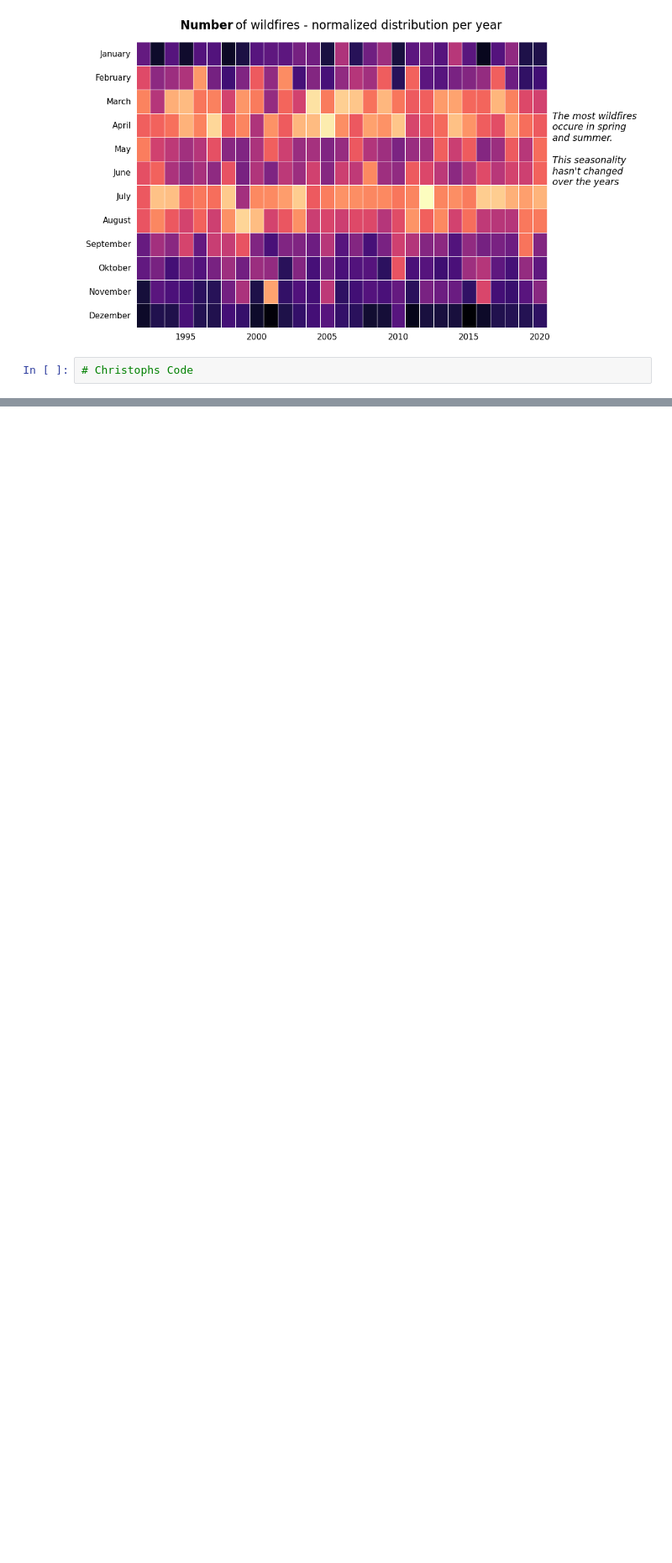
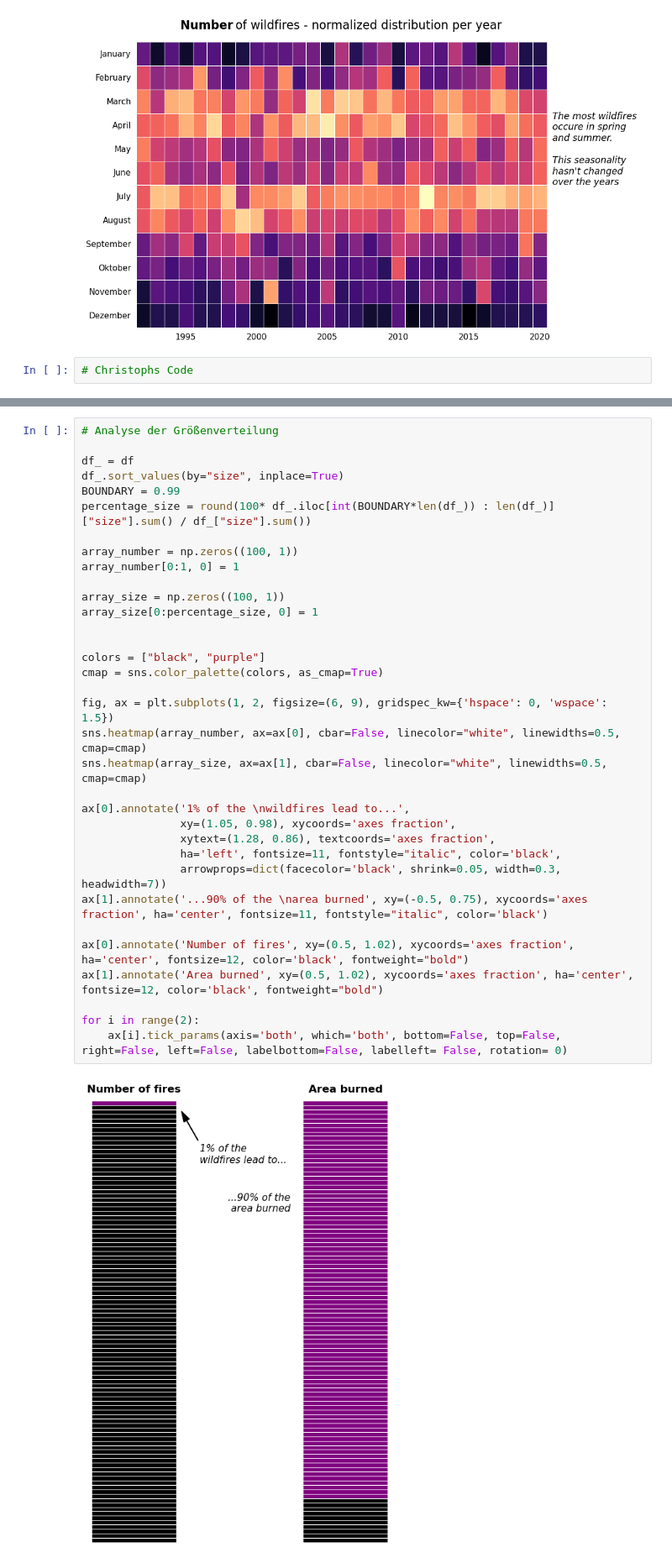
Before and after one commit to erikwisberger/Wildfire_Vizualization, a Jupyter notebook: analyse.ipynb, the cells around one changed output, grey strips where cells are left out. Shown at 84% size. Drawn from its saved outputs; the diff is of its cells as text; blank space fills up the shorter version.

Commit message:
Größenverteilung

```diff
--- a/analyse.ipynb
+++ b/analyse.ipynb
@@ -167,0 +168,36 @@ ax.tick_params(axis='both', which='both', bottom=False, top=False, right=False,
+# %%
+# Analyse der Größenverteilung
+
+df_ = df
+df_.sort_values(by="size", inplace=True)
+BOUNDARY = 0.99
+percentage_size = round(100* df_.iloc[int(BOUNDARY*len(df_)) : len(df_)]["size"].sum() / df_["size"].sum())
+
+array_number = np.zeros((100, 1))
+array_number[0:1, 0] = 1
+
+array_size = np.zeros((100, 1))
+array_size[0:percentage_size, 0] = 1
+
+
+colors = ["black", "purple"]
+cmap = sns.color_palette(colors, as_cmap=True)
+
+fig, ax = plt.subplots(1, 2, figsize=(6, 9), gridspec_kw={'hspace': 0, 'wspace': 1.5})
+sns.heatmap(array_number, ax=ax[0], cbar=False, linecolor="white", linewidths=0.5, cmap=cmap)
+sns.heatmap(array_size, ax=ax[1], cbar=False, linecolor="white", linewidths=0.5, cmap=cmap)
+
+ax[0].annotate('1% of the \nwildfires lead to...',
+               xy=(1.05, 0.98), xycoords='axes fraction',
+               xytext=(1.28, 0.86), textcoords='axes fraction',
+               ha='left', fontsize=11, fontstyle="italic", color='black',
+               arrowprops=dict(facecolor='black', shrink=0.05, width=0.3, headwidth=7))
+ax[1].annotate('...90% of the \narea burned', xy=(-0.5, 0.75), xycoords='axes fraction', ha='center', fontsize=11, fontstyle="italic", color='black')
+
+ax[0].annotate('Number of fires', xy=(0.5, 1.02), xycoords='axes fraction', ha='center', fontsize=12, color='black', fontweight="bold")
+ax[1].annotate('Area burned', xy=(0.5, 1.02), xycoords='axes fraction', ha='center', fontsize=12, color='black', fontweight="bold")
+
+for i in range(2):
+    ax[i].tick_params(axis='both', which='both', bottom=False, top=False, right=False, left=False, labelbottom=False, labelleft= False, rotation= 0)
+# %% [output]
+[figure, added]
```
Also changed, not shown: parts of 4 cells of this notebook.
